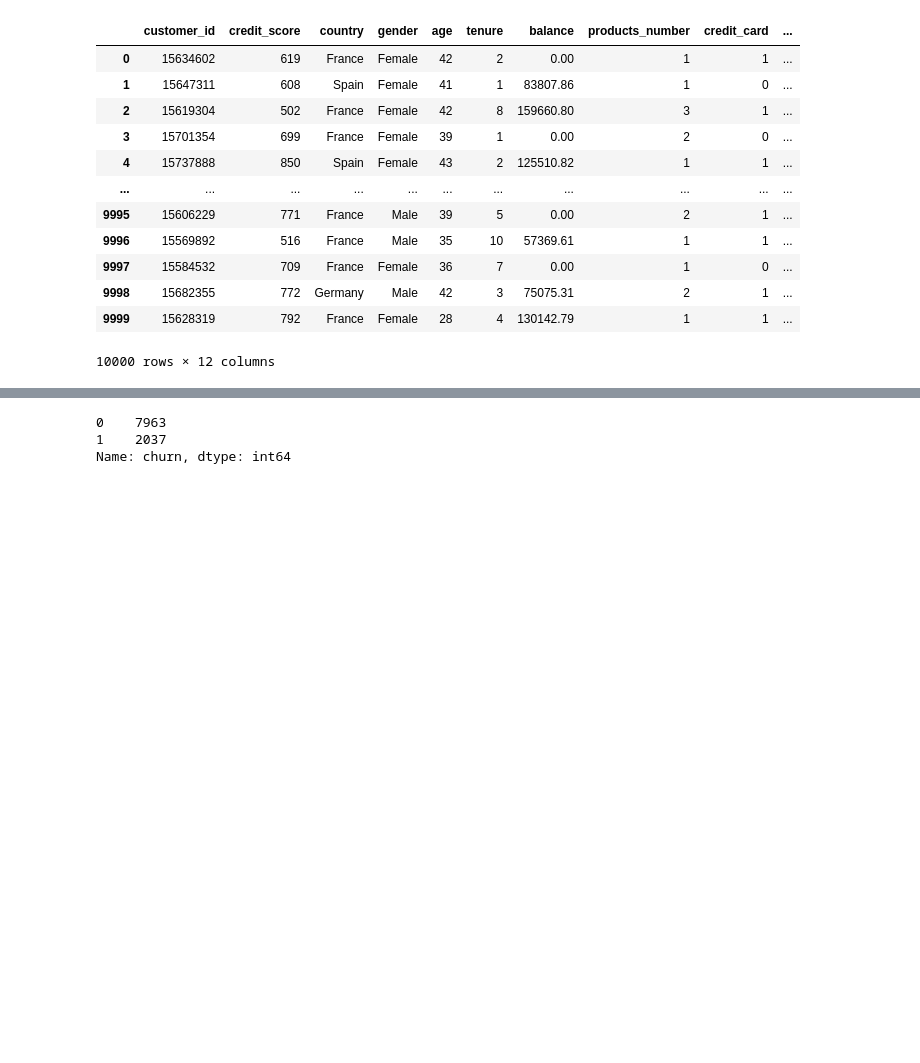
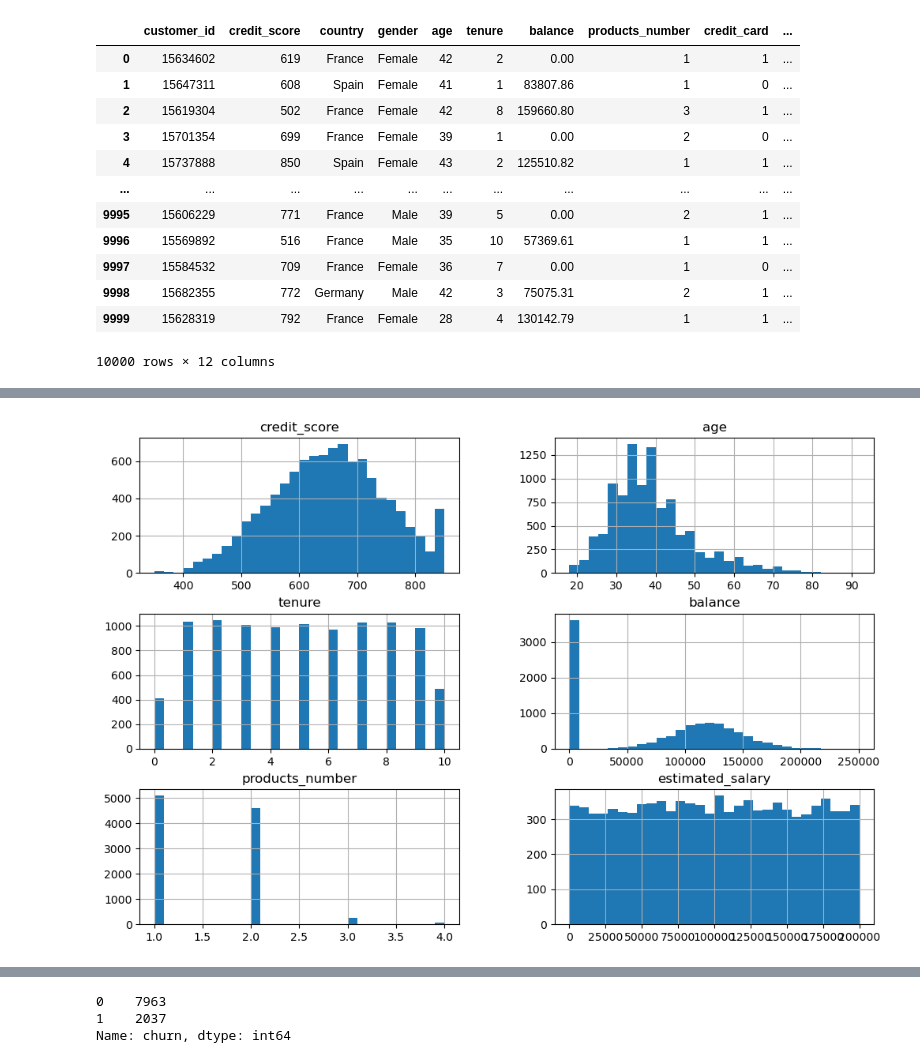
Before and after one commit to Omkar-Rajkumar-Khade/Bank_Customer_churn_prediction, a Jupyter notebook: customer-churn-prediction-using-ann.ipynb, the cells around one changed output, grey strips where cells are left out. Saved outputs shown, nothing was run; the diff lists cells and outputs as text; code cells hidden in the pictures; blank space fills up the shorter version.

```diff
--- a/customer-churn-prediction-using-ann.ipynb
+++ b/customer-churn-prediction-using-ann.ipynb
@@ -64,0 +119,7 @@ df.duplicated().sum()
+# %%
+# Visualize the distribution of numeric features
+numeric_features = ['credit_score', 'age', 'tenure', 'balance', 'products_number', 'estimated_salary']
+df[numeric_features].hist(bins=30, figsize=(12, 8))
+plt.show()
+# %% [output]
+[figure, added]
```
Also changed, not shown: parts of 31 cells of this notebook.
